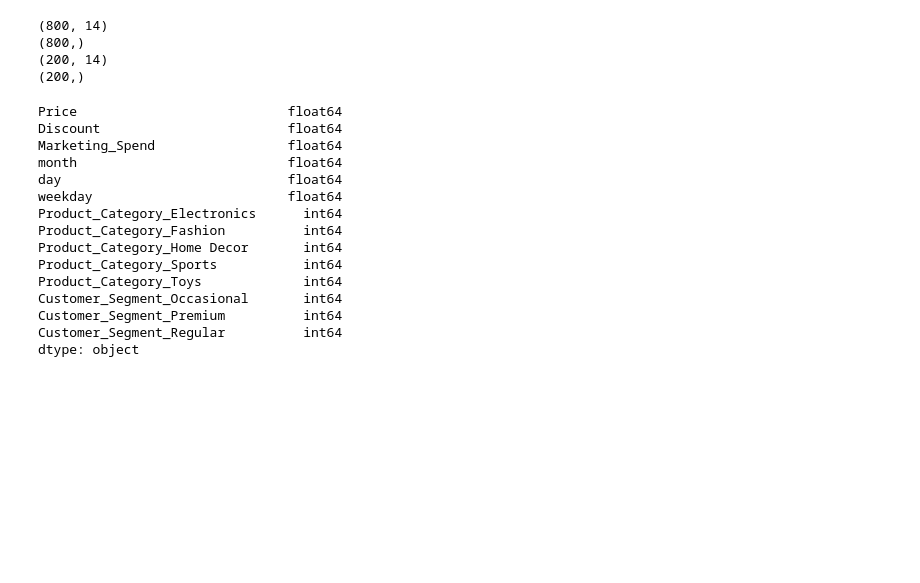
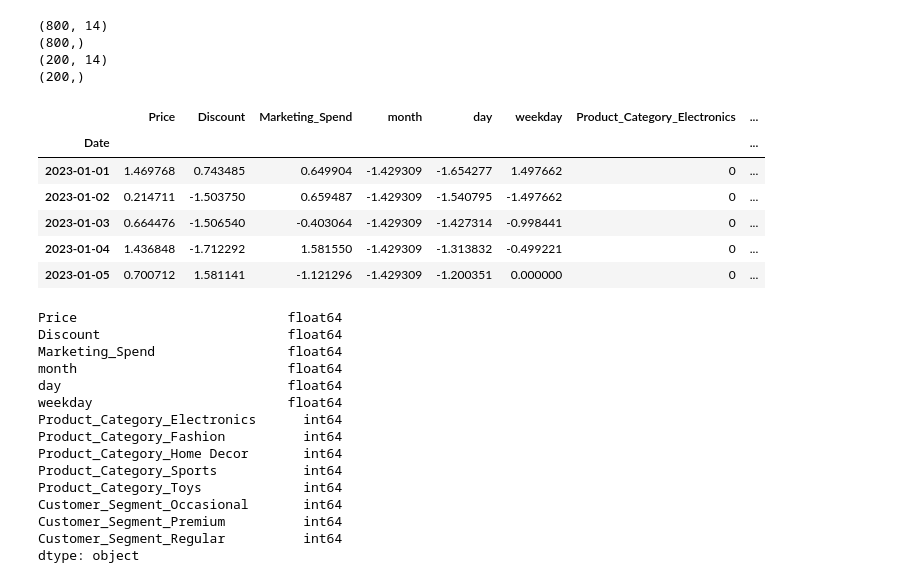
Before and after one commit to abhinaya1/capstonetwo_project, a Jupyter notebook: notebooks/modelling.ipynb, the cells around one changed output. Cells and saved outputs as stored; diff of their text form; code cells hidden in the pictures; blank space fills up the shorter version.

```diff
--- a/notebooks/modelling.ipynb
+++ b/notebooks/modelling.ipynb
@@ -39,6 +43,16 @@ print(y_test.shape)
 (800,)
 (200, 14)
 (200,)
+# %%
+X_train.head()
+# %% [output]
+|  | Price | Discount | Marketing_Spend | month | day | weekday | Product_Category_Electronics | ... |
+| Date |  |  |  |  |  |  |  | ... |
+| 2023-01-01 | 1.469768 | 0.743485 | 0.649904 | -1.429309 | -1.654277 | 1.497662 | 0 | ... |
+| 2023-01-02 | 0.214711 | -1.503750 | 0.659487 | -1.429309 | -1.540795 | -1.497662 | 0 | ... |
+| 2023-01-03 | 0.664476 | -1.506540 | -0.403064 | -1.429309 | -1.427314 | -0.998441 | 0 | ... |
+| 2023-01-04 | 1.436848 | -1.712292 | 1.581550 | -1.429309 | -1.313832 | -0.499221 | 0 | ... |
+| 2023-01-05 | 0.700712 | 1.581141 | -1.121296 | -1.429309 | -1.200351 | 0.000000 | 0 | ... |
 # %%
 X_train.dtypes
 # %% [output]
```
Also changed, not shown: parts of 27 cells of this notebook.
